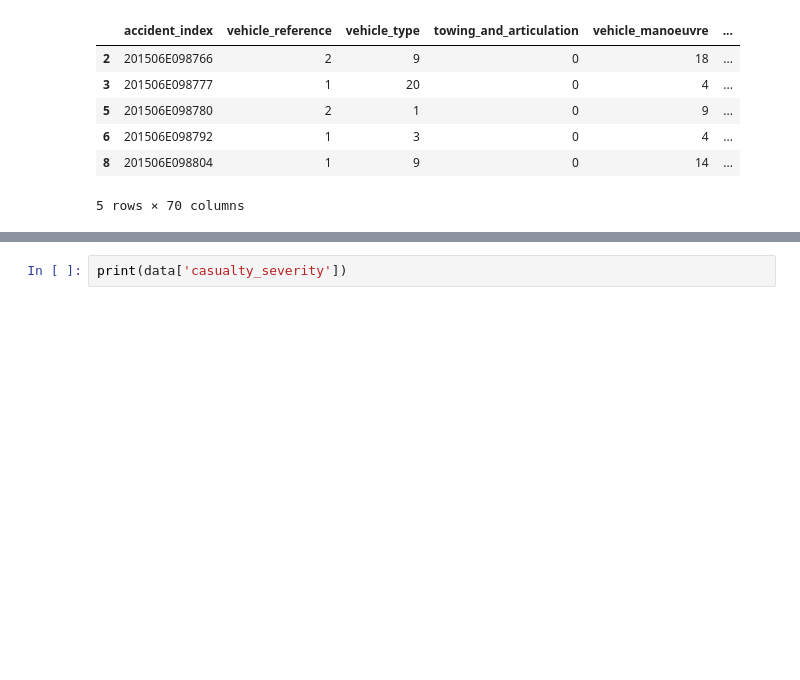
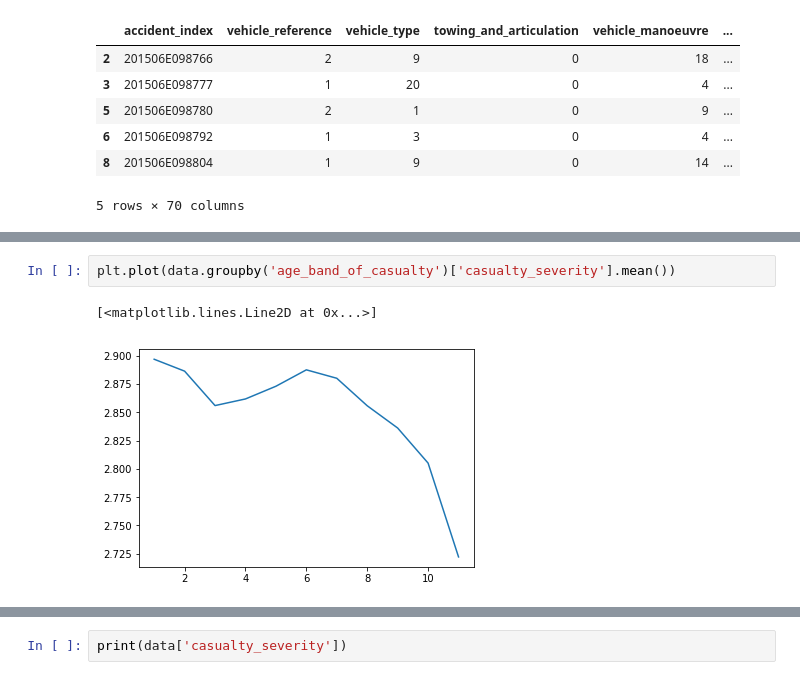
Before and after one commit to RajatRasal/Road-Accidents-Analysis-AI-Hack, a Jupyter notebook: DataCleaning.ipynb, the cells around one changed output, grey strips where cells are left out. Drawn from its saved outputs; the diff is of its cells as text; blank space fills up the shorter version.

```diff
--- a/DataCleaning.ipynb
+++ b/DataCleaning.ipynb
@@ -91,0 +81,5 @@ casualty index:  [     2      3      5 ... 285327 285329 285330]
+# %%
+plt.plot(data.groupby('age_band_of_casualty')['casualty_severity'].mean())
+# %% [output]
+[<matplotlib.lines.Line2D at 0x...>]
+[figure, added]
```
Also changed, not shown: parts of 7 cells of this notebook, 4 other files.
